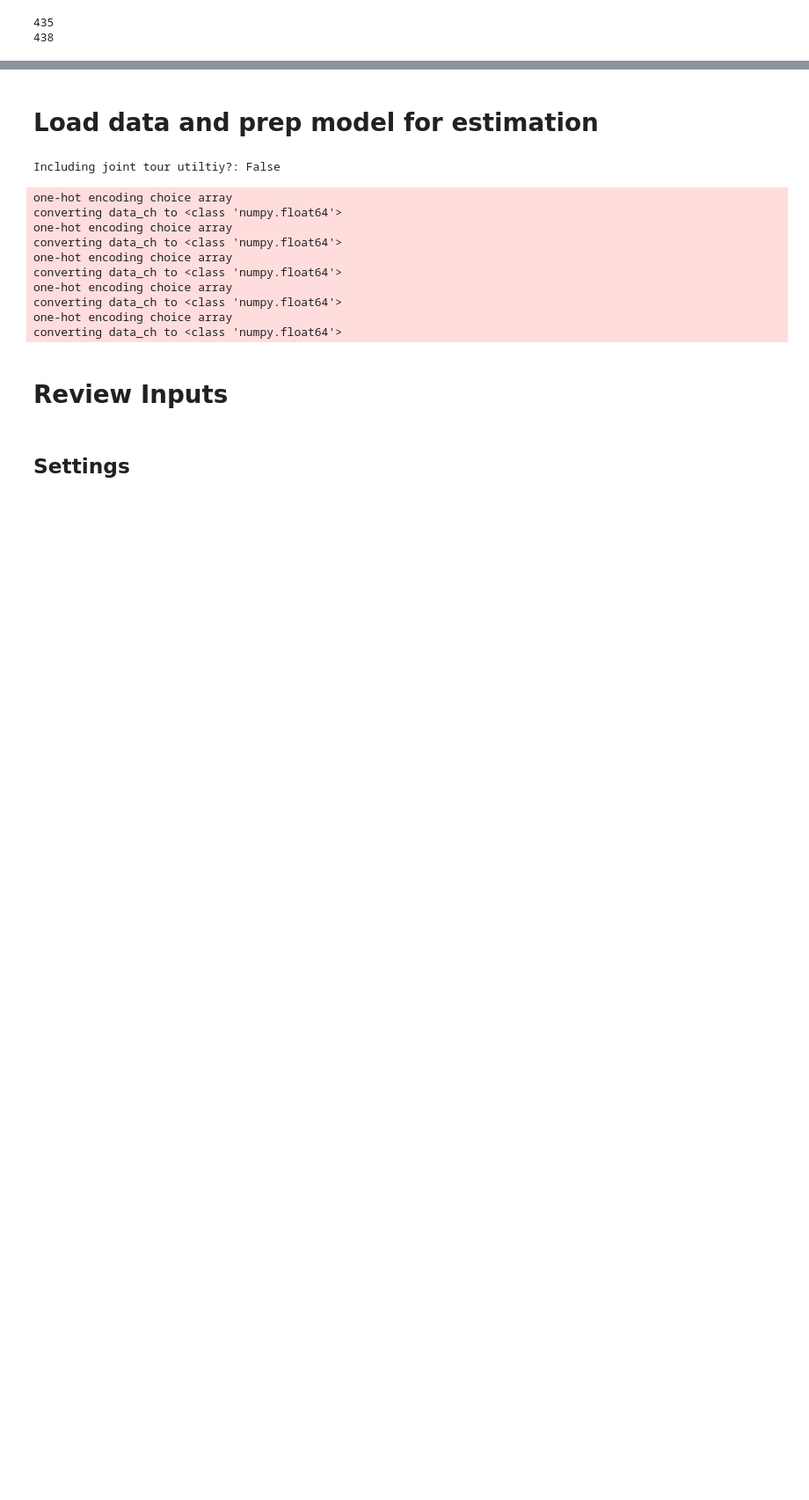
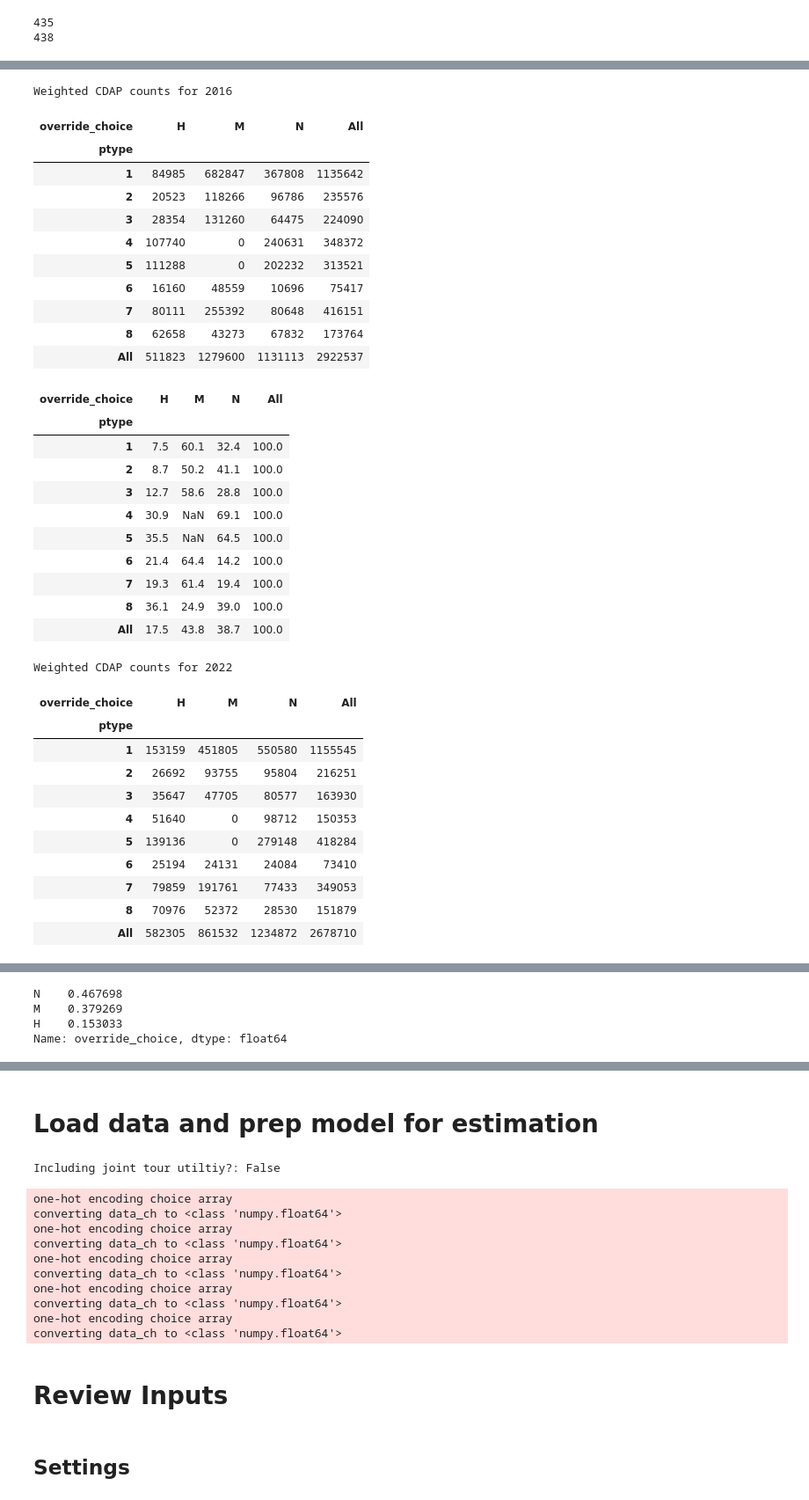
Before and after one commit to SANDAG/ABM, a Jupyter notebook: src/asim/estimation/resident/cdap.ipynb, the cells around one changed output, grey strips where cells are left out. Shown at 88% size. Drawn from its saved outputs; the diff is of its cells as text; code cells hidden in the pictures; blank space fills up the shorter version.

```diff
--- a/src/asim/estimation/resident/cdap.ipynb
+++ b/src/asim/estimation/resident/cdap.ipynb
@@ -64,0 +125,45 @@ Number of people with hhsize <= 2: 96106
+# %%
+for survey_year in df.survey_year.unique():
+    print(f"Weighted CDAP counts for {survey_year}")
+    tmp = df[df.survey_year == survey_year]
+    tmp_ct = pd.crosstab(tmp.ptype, tmp.override_choice, margins=True, values=tmp.person_day_weight, aggfunc='sum')
+    display(tmp_ct.fillna(0).astype(int))
+    for col in tmp_ct.columns:
+        tmp_ct[col] = tmp_ct[col] / tmp_ct.All
+    display((tmp_ct * 100).round(1))
+# %% [output]
+Weighted CDAP counts for 2016
+| override_choice | H | M | N | All |
+| ptype |  |  |  |  |
+| 1 | 84985 | 682847 | 367808 | 1135642 |
+| 2 | 20523 | 118266 | 96786 | 235576 |
+| 3 | 28354 | 131260 | 64475 | 224090 |
+| 4 | 107740 | 0 | 240631 | 348372 |
+| 5 | 111288 | 0 | 202232 | 313521 |
+| 6 | 16160 | 48559 | 10696 | 75417 |
+| 7 | 80111 | 255392 | 80648 | 416151 |
+| 8 | 62658 | 43273 | 67832 | 173764 |
+| All | 511823 | 1279600 | 1131113 | 2922537 |
+| override_choice | H | M | N | All |
+| ptype |  |  |  |  |
+| 1 | 7.5 | 60.1 | 32.4 | 100.0 |
+| 2 | 8.7 | 50.2 | 41.1 | 100.0 |
+| 3 | 12.7 | 58.6 | 28.8 | 100.0 |
+| 4 | 30.9 | NaN | 69.1 | 100.0 |
+| 5 | 35.5 | NaN | 64.5 | 100.0 |
+| 6 | 21.4 | 64.4 | 14.2 | 100.0 |
+| 7 | 19.3 | 61.4 | 19.4 | 100.0 |
+| 8 | 36.1 | 24.9 | 39.0 | 100.0 |
+| All | 17.5 | 43.8 | 38.7 | 100.0 |
+Weighted CDAP counts for 2022
+| override_choice | H | M | N | All |
+| ptype |  |  |  |  |
+| 1 | 153159 | 451805 | 550580 | 1155545 |
+| 2 | 26692 | 93755 | 95804 | 216251 |
+| 3 | 35647 | 47705 | 80577 | 163930 |
+| 4 | 51640 | 0 | 98712 | 150353 |
+| 5 | 139136 | 0 | 279148 | 418284 |
+| 6 | 25194 | 24131 | 24084 | 73410 |
+| 7 | 79859 | 191761 | 77433 | 349053 |
+| 8 | 70976 | 52372 | 28530 | 151879 |
+| All | 582305 | 861532 | 1234872 | 2678710 |
@@ -64,0 +181,7 @@ Number of people with hhsize <= 2: 96106
+# %%
+df.override_choice.value_counts(normalize=True)
+# %% [output]
+N    0.467698
+M    0.379269
+H    0.153033
+Name: override_choice, dtype: float64
```
Also changed, not shown: parts of 42 cells of this notebook, 4 other files.
